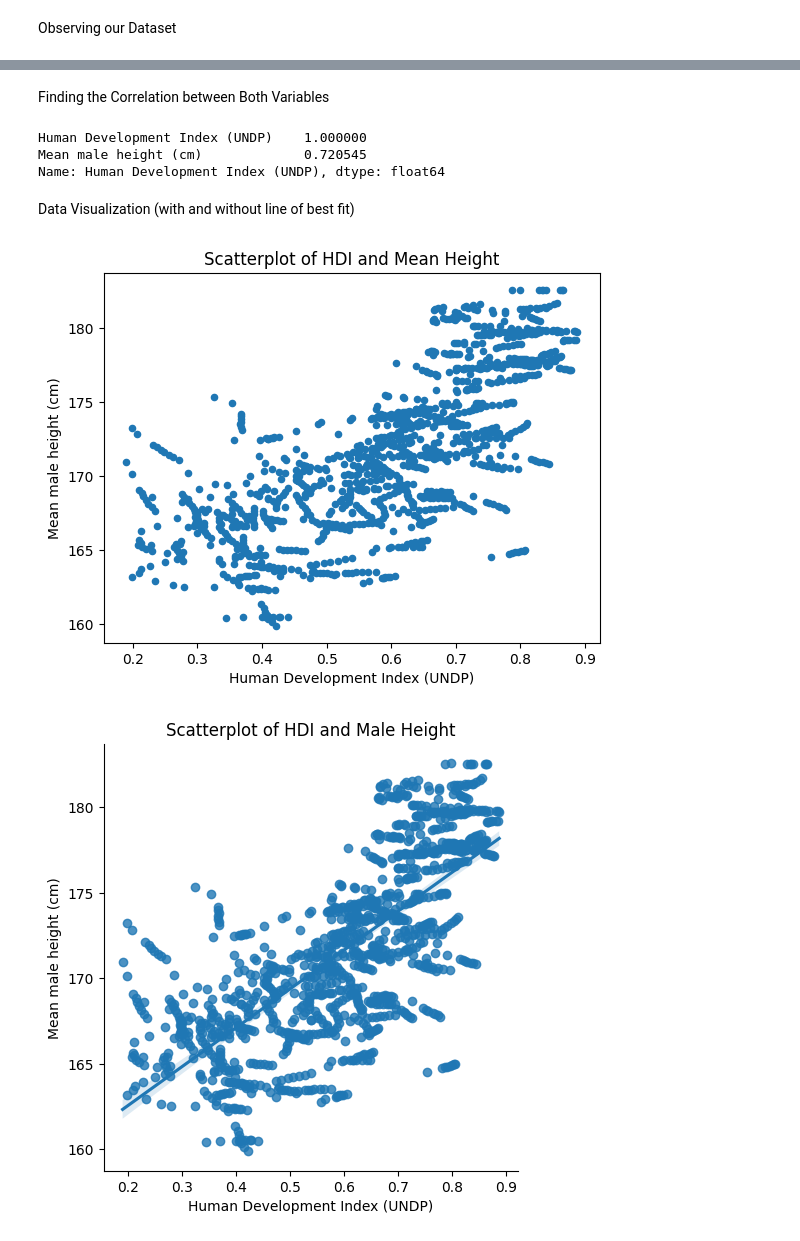
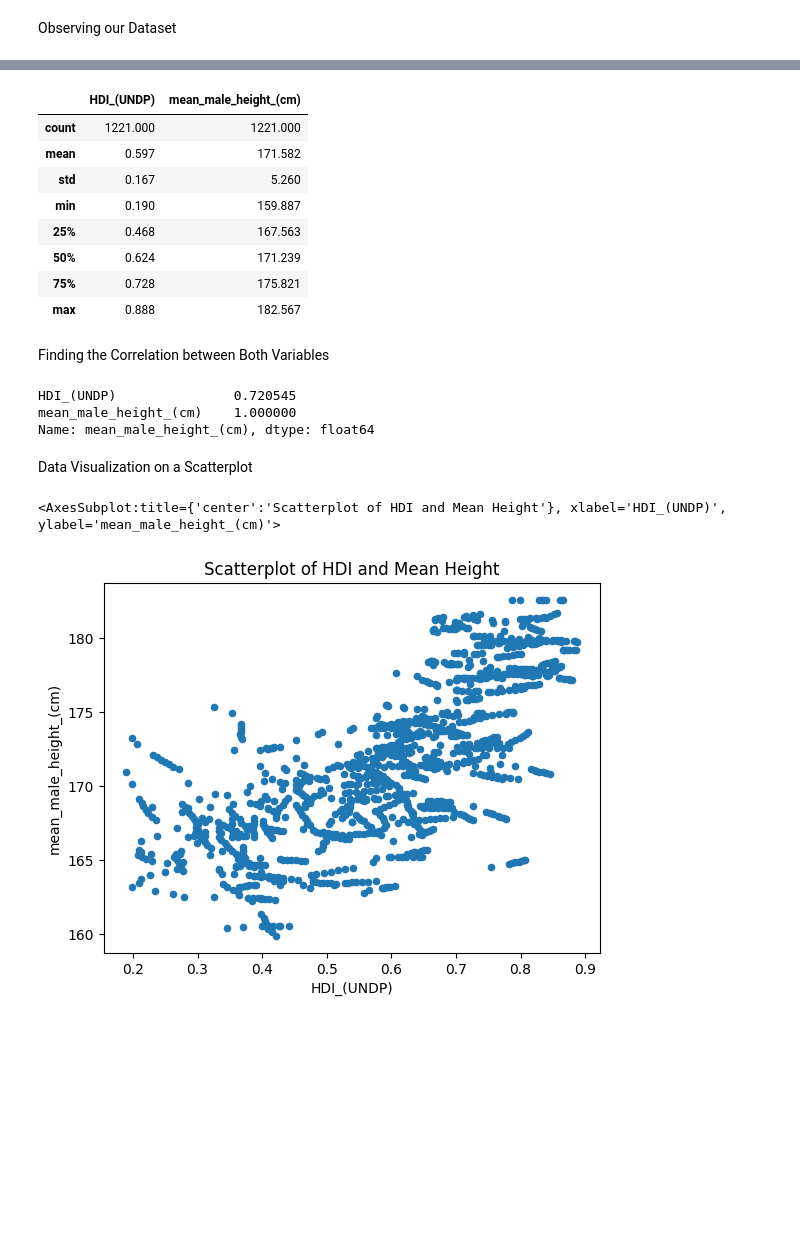
Before and after one commit to emiriosp/correlation_hdi_and_height, a Jupyter notebook: correlation_HDI_and_mean_male_height.ipynb, the cells around one changed output, grey strips where cells are left out. Drawn from its saved outputs; the diff is of its cells as text; code cells hidden in the pictures; blank space fills up the shorter version.

Commit message:
Correlation HDI & Height

```diff
--- a/correlation_HDI_and_mean_male_height.ipynb
+++ b/correlation_HDI_and_mean_male_height.ipynb
@@ -26,0 +31,5 @@ df
+# %%
+dataset = df.copy() # make a copy so we can go back to the original dataset if needed
+
+dataset_1 = dataset.drop(columns=['entity','code','year','continent_edited']) # we only need data from HDI and height
+dataset_1.describe().round(3)
@@ -26,0 +48,3 @@ df
+# %%
+new_dataset = dataset_1.dropna()
+new_dataset
@@ -78,22 +86,33 @@ hdi_height_new.describe().round(3)
+# %%
+# since we don't have any outliers, we can keep using 'new_dataset'
+
+new_dataset.describe().round(3)
+# %% [output]
+|  | HDI_(UNDP) | mean_male_height_(cm) |
+| count | 1221.000 | 1221.000 |
+| mean | 0.597 | 171.582 |
+| std | 0.167 | 5.260 |
+| min | 0.190 | 159.887 |
+| 25% | 0.468 | 167.563 |
+| 50% | 0.624 | 171.239 |
+| 75% | 0.728 | 175.821 |
+| max | 0.888 | 182.567 |
 # %% [markdown]
 Finding the Correlation between Both Variables
-# %%
-correlations = hdi_height_new.corr()
-correlations['Human Development Index (UNDP)']
-# %% [output]
-Human Development Index (UNDP)    1.000000
-Mean male height (cm)             0.720545
-Name: Human Development Index (UNDP), dtype: float64
-# %% [markdown]
-Data Visualization (with and without line of best fit)
+# %%
+correlations = new_dataset.corr()
+print(correlations['mean_male_height_(cm)'])
+# %% [output]
+HDI_(UNDP)               0.720545
+mean_male_height_(cm)    1.000000
+Name: mean_male_height_(cm), dtype: float64
+# %% [markdown]
+Data Visualization on a Scatterplot
 # %%
-x = 'Human Development Index (UNDP)'
-y = 'Mean male height (cm)'
+x = 'HDI_(UNDP)'
+y = 'mean_male_height_(cm)'
 
-hdi_height_new.plot.scatter(x, y, title='Scatterplot of HDI and Mean Height');
-
-sns.lmplot(x, y, data=hdi_height_new)
-plt.title("Scatterplot of HDI and Male Height");
+new_dataset.plot.scatter(x, y, title='Scatterplot of HDI and Mean Height')
 # %% [output]
+<AxesSubplot:title={'center':'Scatterplot of HDI and Mean Height'}, xlabel='HDI_(UNDP)', ylabel='mean_male_height_(cm)'>
-[figure, old version]
+[figure, new version]
-[figure, removed]
```
Also changed, not shown: parts of 18 cells of this notebook.
